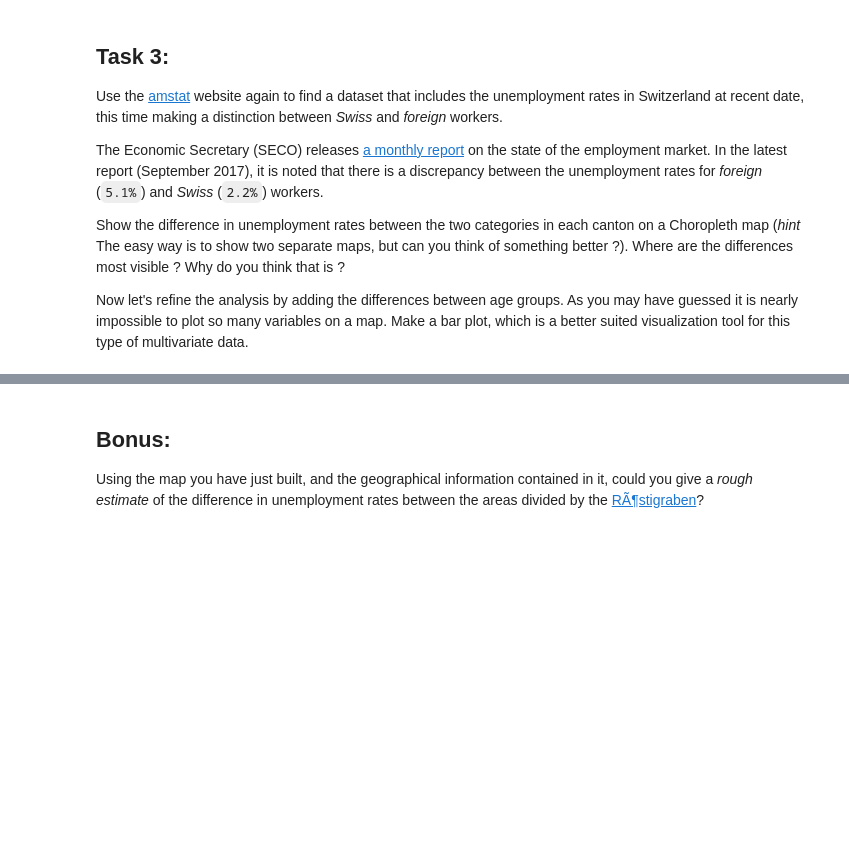
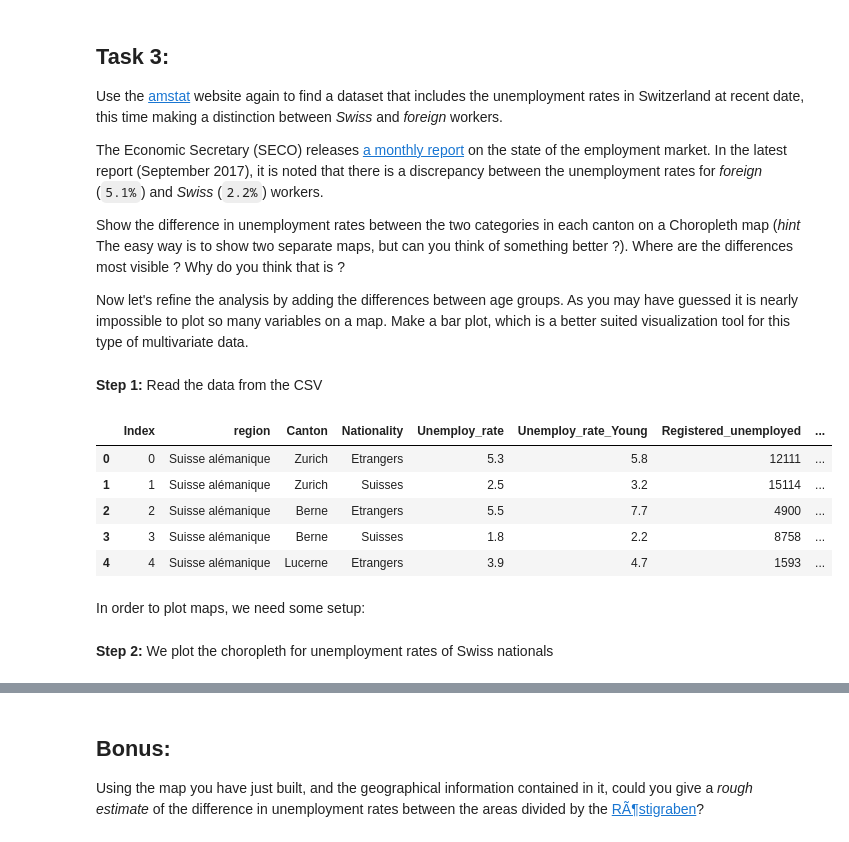
Before and after one commit to sourabhlal/ada2017, a Jupyter notebook: 03 - Interactive Viz/Homework3.ipynb, the cells around one changed output, grey strips where cells are left out. Saved outputs shown, nothing was run; the diff lists cells and outputs as text; code cells hidden in the pictures; blank space fills up the shorter version.

```diff
--- a/03 - Interactive Viz/Homework3.ipynb
+++ b/03 - Interactive Viz/Homework3.ipynb
@@ -36,3 +37,19 @@ The Economic Secretary (SECO) releases [a monthly report](https://www.seco.admin
 Show the difference in unemployment rates between the two categories in each canton on a Choropleth map (*hint* The easy way is to show two separate maps, but can you think of something better ?). Where are the differences most visible ? Why do you think that is ?
 
 Now let's refine the analysis by adding the differences between age groups. As you may have guessed it is nearly impossible to plot so many variables on a map. Make a bar plot, which is a better suited visualization tool for this type of multivariate data.
+# %% [markdown]
+**Step 1:** Read the data from the CSV
+# %%
+df=pd.read_csv('../rate_Canton_Nationality')
+df.dtypes
+df=df.drop(52)
+df.head()
+# %% [output]
+|  | Index | region | Canton | Nationality | Unemploy_rate | Unemploy_rate_Young | Registered_unemployed | ... |
+| 0 | 0 | Suisse alémanique | Zurich | Etrangers | 5.3 | 5.8 | 12111 | ... |
+| 1 | 1 | Suisse alémanique | Zurich | Suisses | 2.5 | 3.2 | 15114 | ... |
+| 2 | 2 | Suisse alémanique | Berne | Etrangers | 5.5 | 7.7 | 4900 | ... |
+| 3 | 3 | Suisse alémanique | Berne | Suisses | 1.8 | 2.2 | 8758 | ... |
+| 4 | 4 | Suisse alémanique | Lucerne | Etrangers | 3.9 | 4.7 | 1593 | ... |
+# %% [markdown]
+In order to plot maps, we need some setup:
@@ -38,0 +66,2 @@ Now let's refine the analysis by adding the differences between age groups. As y
+# %% [markdown]
+**Step 2:** We plot the choropleth for unemployment rates of Swiss nationals
```
Also changed, not shown: parts of 7 cells of this notebook.
